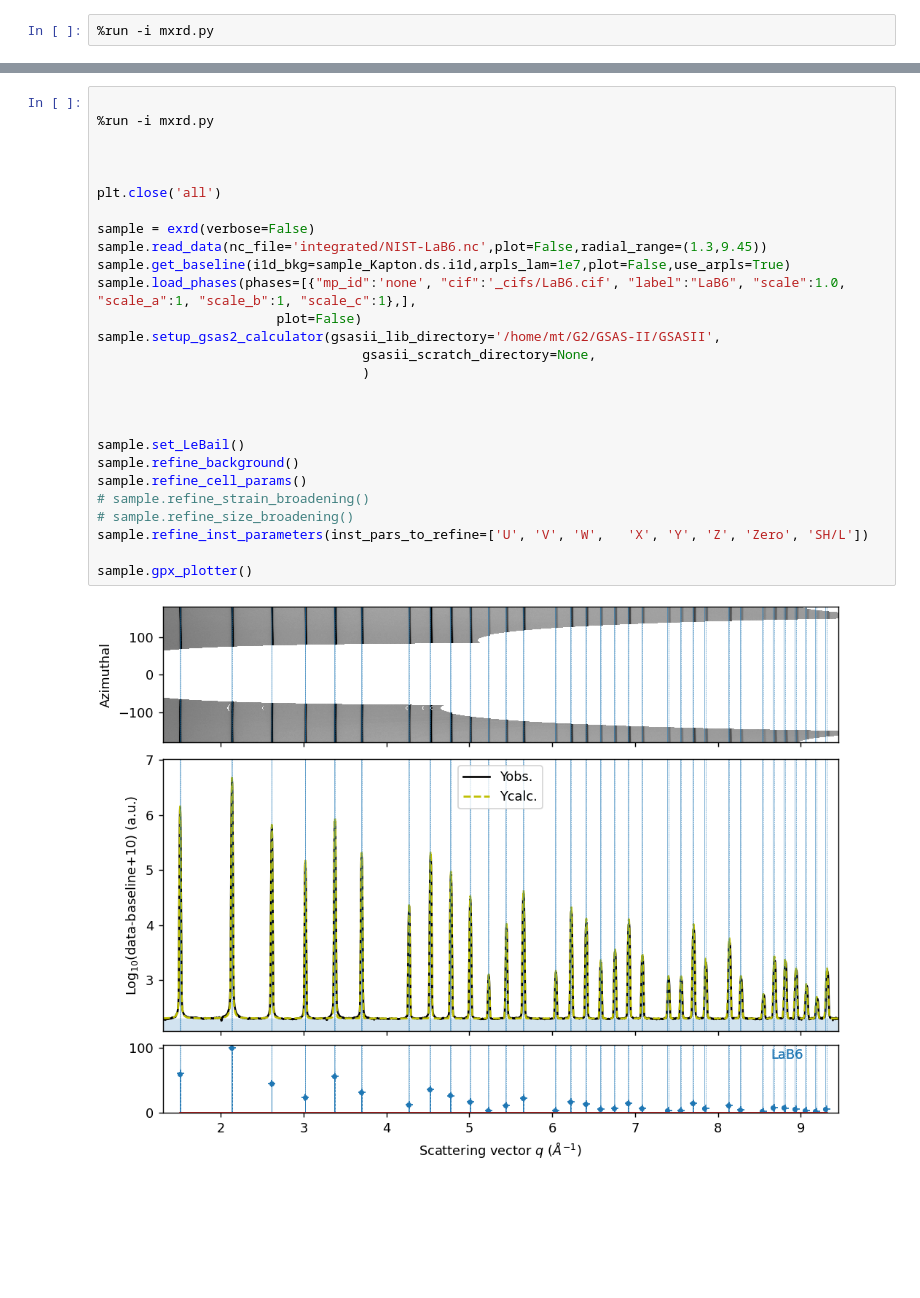
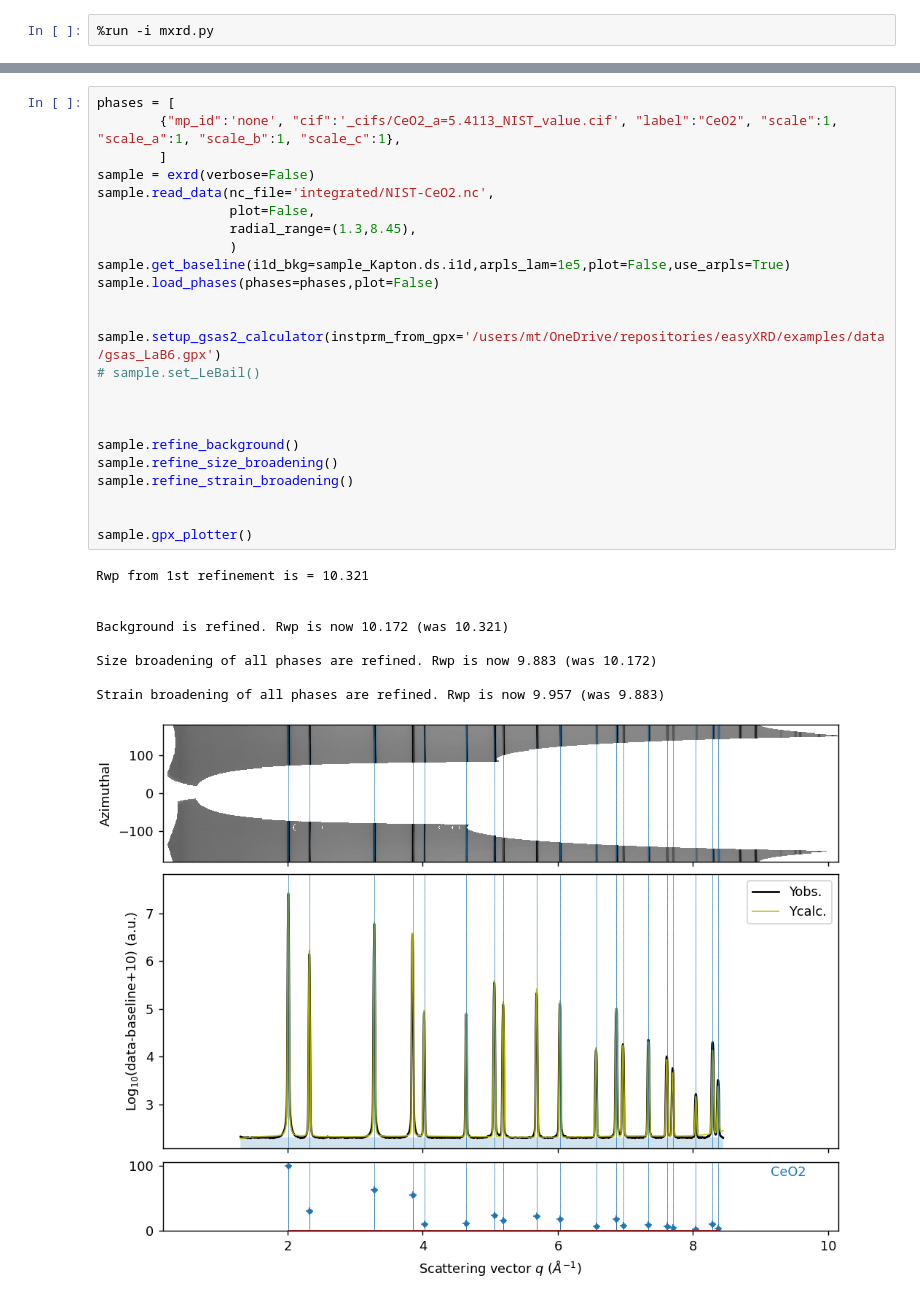
Before and after one commit to MehmetTopsakal/easyXRD, a Jupyter notebook: examples/data/refiner.ipynb, the cells around one changed output, grey strips where cells are left out. Drawn from its saved outputs; the diff is of its cells as text; blank space fills up the shorter version.

```diff
--- a/examples/data/refiner.ipynb
+++ b/examples/data/refiner.ipynb
@@ -104,29 +129,34 @@ phases = [
 # %%
+phases = [
+        {"mp_id":'none', "cif":'_cifs/CeO2_a=5.4113_NIST_value.cif', "label":"CeO2", "scale":1, "scale_a":1, "scale_b":1, "scale_c":1},
+        ]
+sample = exrd(verbose=False)
+sample.read_data(nc_file='integrated/NIST-CeO2.nc',
+                 plot=False,
+                 radial_range=(1.3,8.45),
+                 )
+sample.get_baseline(i1d_bkg=sample_Kapton.ds.i1d,arpls_lam=1e5,plot=False,use_arpls=True)
+sample.load_phases(phases=phases,plot=False)
 
-%run -i mxrd.py
+
+sample.setup_gsas2_calculator(instprm_from_gpx='/users/mt/OneDrive/repositories/easyXRD/examples/data/gsas_LaB6.gpx')
+# sample.set_LeBail()
 
 
 
-plt.close('all')
-
-sample = exrd(verbose=False)
-sample.read_data(nc_file='integrated/NIST-LaB6.nc',plot=False,radial_range=(1.3,9.45))
-sample.get_baseline(i1d_bkg=sample_Kapton.ds.i1d,arpls_lam=1e7,plot=False,use_arpls=True)
-sample.load_phases(phases=[{"mp_id":'none', "cif":'_cifs/LaB6.cif', "label":"LaB6", "scale":1.0, "scale_a":1, "scale_b":1, "scale_c":1},],
-                       plot=False)
-sample.setup_gsas2_calculator(gsasii_lib_directory='/home/mt/G2/GSAS-II/GSASII',
-                                  gsasii_scratch_directory=None,
-                                  )
+sample.refine_background()
+sample.refine_size_broadening()
+sample.refine_strain_broadening()
 
 
-
-sample.set_LeBail()
-sample.refine_background()
-sample.refine_cell_params()
-# sample.refine_strain_broadening()
-# sample.refine_size_broadening()
-sample.refine_inst_parameters(inst_pars_to_refine=['U', 'V', 'W',   'X', 'Y', 'Z', 'Zero', 'SH/L'])
-
 sample.gpx_plotter()
 # %% [output]
+Rwp from 1st refinement is = 10.321
+
+
+Background is refined. Rwp is now 10.172 (was 10.321)
+
+Size broadening of all phases are refined. Rwp is now 9.883 (was 10.172)
+
+Strain broadening of all phases are refined. Rwp is now 9.957 (was 9.883)
-[figure, old version]
+[figure, new version]
```
Also changed, not shown: parts of 16 cells of this notebook, 24 other files.
